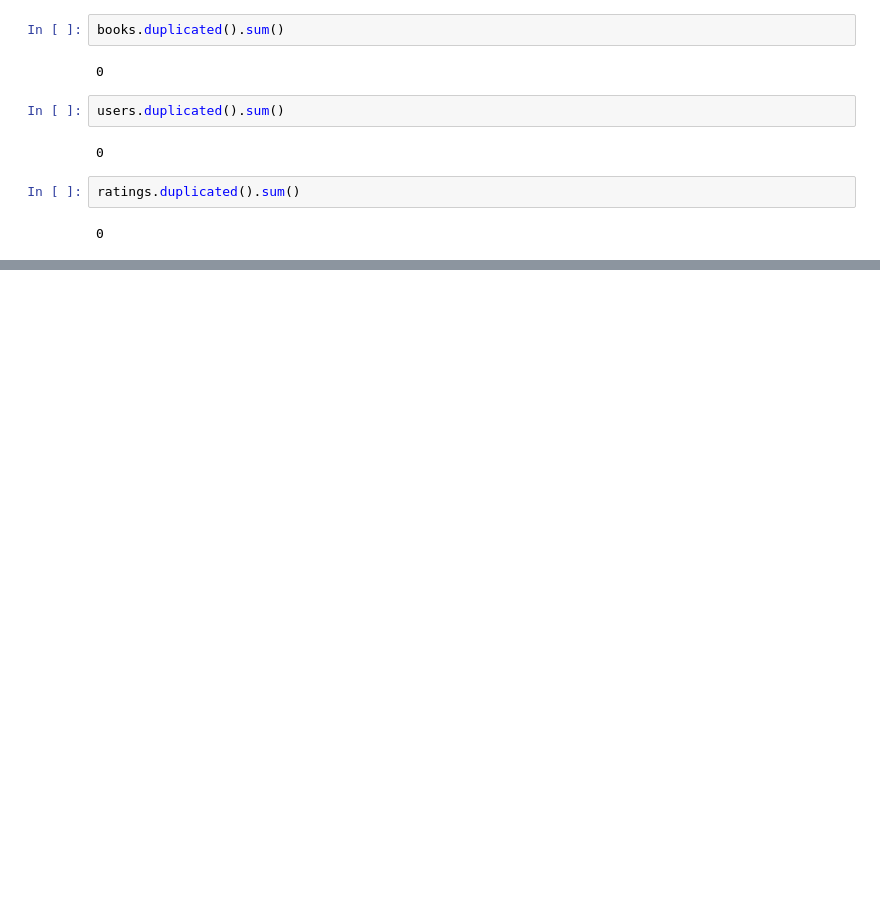
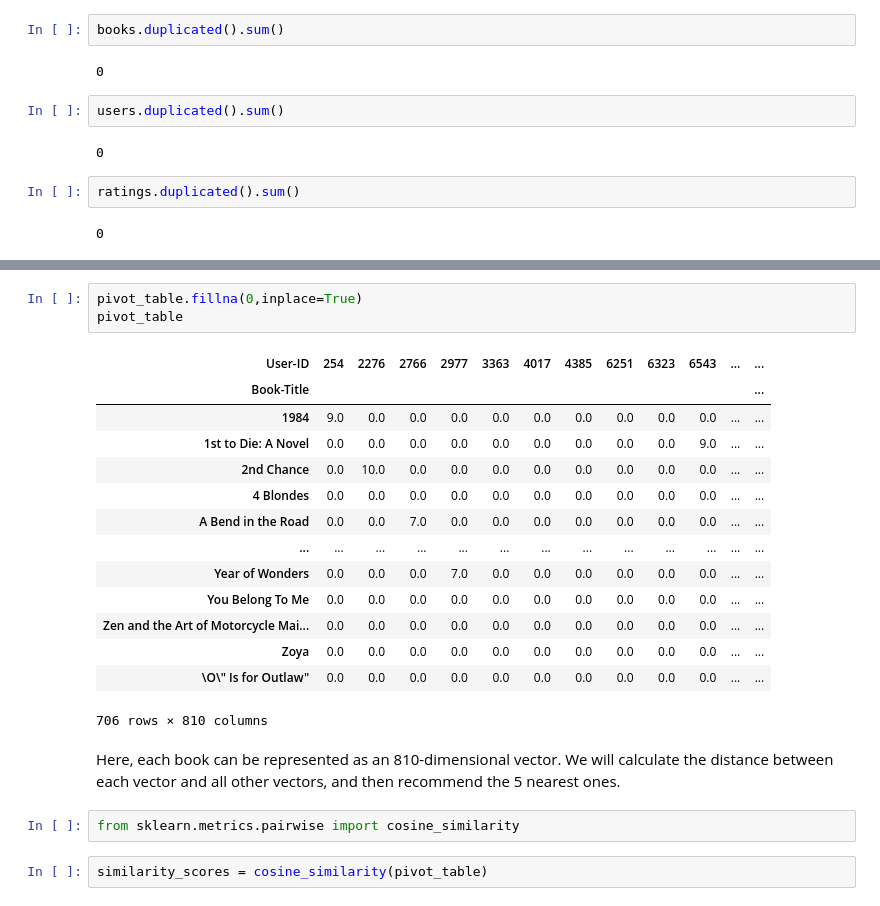
Before and after one commit to Nishant840/Book-Recommender-System, a Jupyter notebook: Book Recommender System.ipynb, the cells around one changed output, grey strips where cells are left out. Cells and saved outputs as stored; diff of their text form; blank space fills up the shorter version.

```diff
--- a/Book Recommender System.ipynb
+++ b/Book Recommender System.ipynb
@@ -87,0 +335,24 @@ ratings.duplicated().sum()
+# %%
+pivot_table.fillna(0,inplace=True)
+pivot_table
+# %% [output]
+| User-ID | 254 | 2276 | 2766 | 2977 | 3363 | 4017 | 4385 | 6251 | 6323 | 6543 | ... | ... |
+| Book-Title |  |  |  |  |  |  |  |  |  |  |  | ... |
+| 1984 | 9.0 | 0.0 | 0.0 | 0.0 | 0.0 | 0.0 | 0.0 | 0.0 | 0.0 | 0.0 | ... | ... |
+| 1st to Die: A Novel | 0.0 | 0.0 | 0.0 | 0.0 | 0.0 | 0.0 | 0.0 | 0.0 | 0.0 | 9.0 | ... | ... |
+| 2nd Chance | 0.0 | 10.0 | 0.0 | 0.0 | 0.0 | 0.0 | 0.0 | 0.0 | 0.0 | 0.0 | ... | ... |
+| 4 Blondes | 0.0 | 0.0 | 0.0 | 0.0 | 0.0 | 0.0 | 0.0 | 0.0 | 0.0 | 0.0 | ... | ... |
+| A Bend in the Road | 0.0 | 0.0 | 7.0 | 0.0 | 0.0 | 0.0 | 0.0 | 0.0 | 0.0 | 0.0 | ... | ... |
+| ... | ... | ... | ... | ... | ... | ... | ... | ... | ... | ... | ... | ... |
+| Year of Wonders | 0.0 | 0.0 | 0.0 | 7.0 | 0.0 | 0.0 | 0.0 | 0.0 | 0.0 | 0.0 | ... | ... |
+| You Belong To Me | 0.0 | 0.0 | 0.0 | 0.0 | 0.0 | 0.0 | 0.0 | 0.0 | 0.0 | 0.0 | ... | ... |
+| Zen and the Art of Motorcycle Mai... | 0.0 | 0.0 | 0.0 | 0.0 | 0.0 | 0.0 | 0.0 | 0.0 | 0.0 | 0.0 | ... | ... |
+| Zoya | 0.0 | 0.0 | 0.0 | 0.0 | 0.0 | 0.0 | 0.0 | 0.0 | 0.0 | 0.0 | ... | ... |
+| \O\" Is for Outlaw" | 0.0 | 0.0 | 0.0 | 0.0 | 0.0 | 0.0 | 0.0 | 0.0 | 0.0 | 0.0 | ... | ... |
+706 rows × 810 columns
+# %% [markdown]
+Here, each book can be represented as an 810-dimensional vector. We will calculate the distance between each vector and all other vectors, and then recommend the 5 nearest ones.
+# %%
+from sklearn.metrics.pairwise import cosine_similarity
+# %%
+similarity_scores = cosine_similarity(pivot_table)
```
Also changed, not shown: parts of 43 cells of this notebook, 4 other files.
